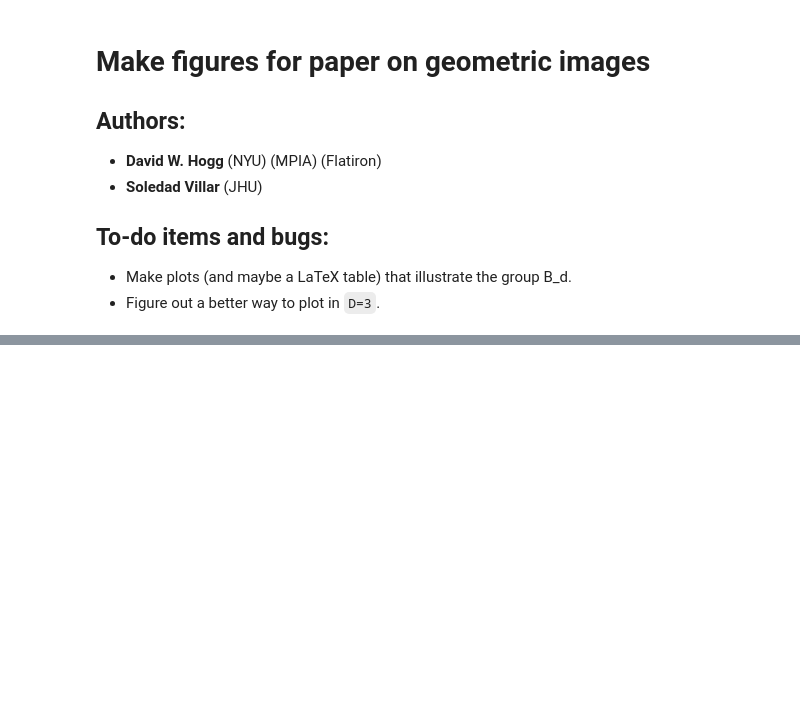
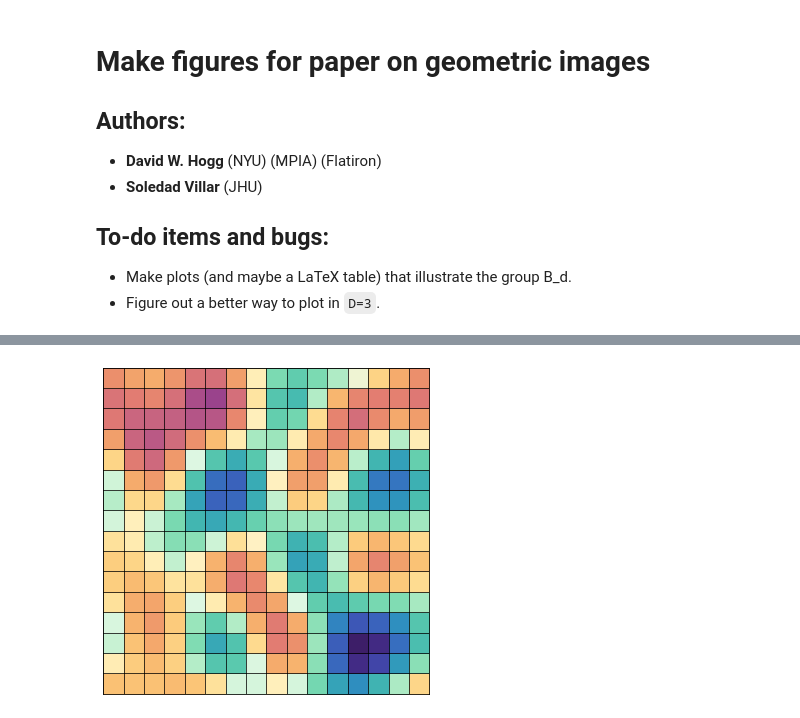
Before and after one commit to WilsonGregory/ginjax, a Jupyter notebook: notebooks/make_figures_for_paper.ipynb, the cells around one changed output, grey strips where cells are left out. Drawn from its saved outputs; the diff is of its cells as text; code cells hidden in the pictures; blank space fills up the shorter version.

```diff
--- a/notebooks/make_figures_for_paper.ipynb
+++ b/notebooks/make_figures_for_paper.ipynb
@@ -104,12 +126,21 @@ package -= np.mean(package)
 package /= np.sqrt(np.mean(package ** 2))
 scalar_image = geom.GeometricImage(package, 1, D)
 # %%
-filters = [(allfilters_N5[4], r"C_{s}"), (allfilters_N3[3], r"C_{v}"), (allfilters_N3[5], r"C_{pv}")]
+filters = [
+    (allfilters_N5[4], r"C_{s}"),
+    (allfilters_N3[3], r"C_{v}"),
+    (allfilters_N3[6], r"C_{pv}"),
+    (allfilters_N5[6], r"C_{ps}"),
+]
 # %%
 monomials = {}
 monomials[1] = [(scalar_image.normalize(), r"s"), ]
 monomials[1] += [(scalar_image.convolve_with(ff).normalize(), r"s\ast " + tt) for ff, tt in filters]
 # %%
 fig = utils.plot_image(monomials[1][0][0]) #scalar image
+if save_plots:
+    plt.savefig(save_folder + 'scalar_img.pdf', bbox_inches='tight')
+# %% [output]
+[figure, added]
 # %%
 fig = utils.plot_image(monomials[1][1][0]) # scalar image convolved with scalar filter
```
Also changed, not shown: parts of 11 cells of this notebook.
